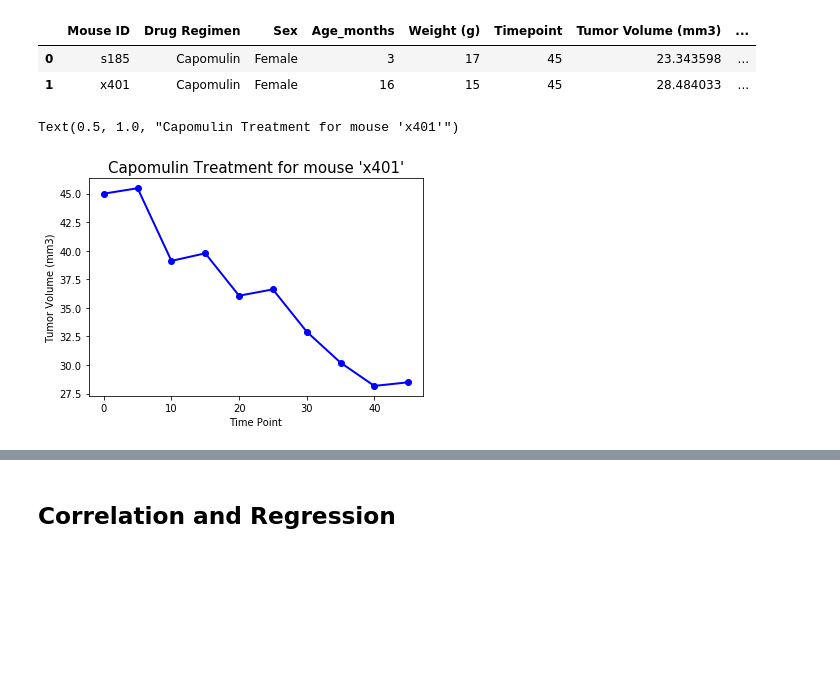
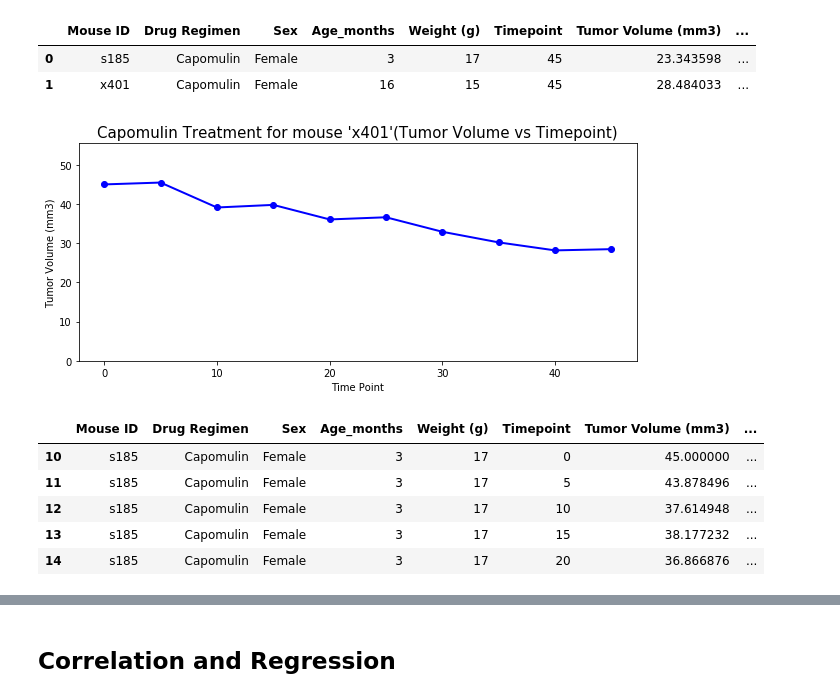
Before and after one commit to UoT-Bootcamp/Python-Matplotlib-Challenge, a Jupyter notebook: 05-Matplotlib_Homework_Instructions_Pymaceuticals_pymaceuticals_starter.ipynb, the cells around one changed output, grey strips where cells are left out. Saved outputs shown, nothing was run; the diff lists cells and outputs as text; code cells hidden in the pictures; blank space fills up the shorter version.

```diff
--- a/05-Matplotlib_Homework_Instructions_Pymaceuticals_pymaceuticals_starter.ipynb
+++ b/05-Matplotlib_Homework_Instructions_Pymaceuticals_pymaceuticals_starter.ipynb
@@ -313,14 +315,18 @@ merged_capomulin.head(2)
 # %%
 # Generate a line plot of time point versus tumor volume for a mouse treated with Capomulin
 
 capomulin_mouse = capomulin_df.loc[capomulin_df["Mouse ID"] == "x401", :]
 
 plot_capomulin_mouse = capomulin_mouse[["Timepoint", "Tumor Volume (mm3)"]].set_index("Timepoint")
 
-plot_capomulin_mouse.plot(kind = "line", marker = "o", color = "blue", linewidth=2, legend = None)
+capomulin_mouse_df = plot_capomulin_mouse.reset_index()
+
+plot_capomulin_mouse.plot(kind = "line", marker = "o", color = "blue", linewidth=2, legend = None, figsize = (10, 4))
 plt.xlabel("Time Point")
 plt.ylabel("Tumor Volume (mm3)")
-plt.title("Capomulin Treatment for mouse 'x401'", fontsize = 15)
+plt.title("Capomulin Treatment for mouse 'x401'(Tumor Volume vs Timepoint)", fontsize = 15)
+plt.ylim(0, max(capomulin_mouse_df["Tumor Volume (mm3)"]) + 10)
+
+plt.show()
 # %% [output]
-Text(0.5, 1.0, "Capomulin Treatment for mouse 'x401'")
-[figure, old version]
+[figure, new version]
@@ -328,0 +333,9 @@ Text(0.5, 1.0, "Capomulin Treatment for mouse 'x401'")
+# %%
+capomulin_df.head()
+# %% [output]
+|  | Mouse ID | Drug Regimen | Sex | Age_months | Weight (g) | Timepoint | Tumor Volume (mm3) | ... |
+| 10 | s185 | Capomulin | Female | 3 | 17 | 0 | 45.000000 | ... |
+| 11 | s185 | Capomulin | Female | 3 | 17 | 5 | 43.878496 | ... |
+| 12 | s185 | Capomulin | Female | 3 | 17 | 10 | 37.614948 | ... |
+| 13 | s185 | Capomulin | Female | 3 | 17 | 15 | 38.177232 | ... |
+| 14 | s185 | Capomulin | Female | 3 | 17 | 20 | 36.866876 | ... |
```
Also changed, not shown: parts of 6 cells of this notebook.
